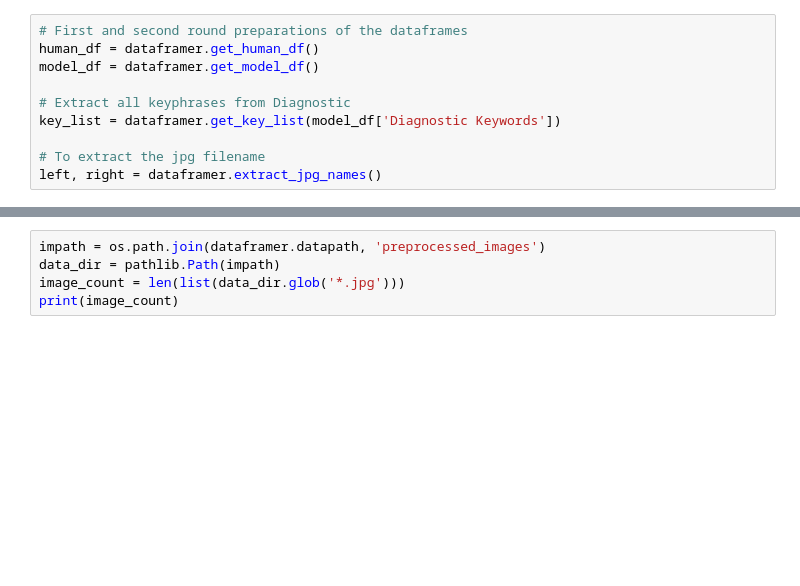
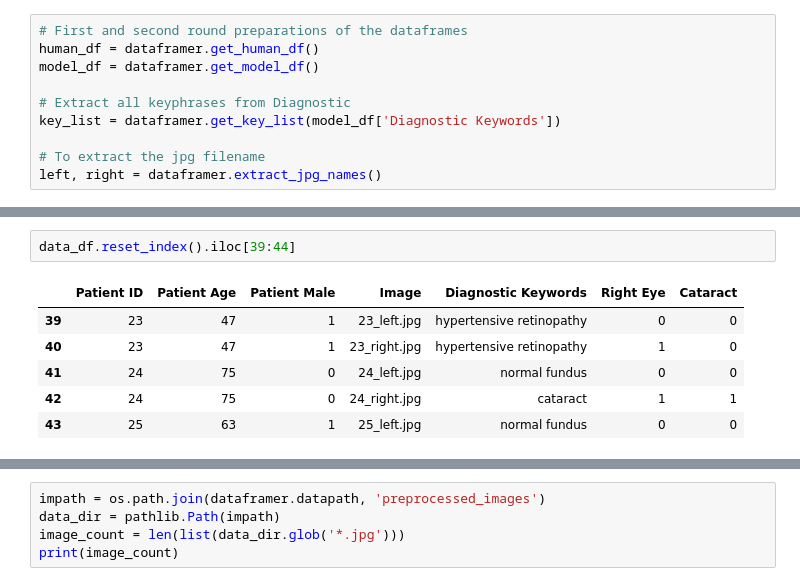
Before and after one commit to lorcanob/OcuPath, a Jupyter notebook: notebooks/ODR_EDA.ipynb, the cells around one changed output, grey strips where cells are left out. Cells and saved outputs as stored; diff of their text form; blank space fills up the shorter version.

```diff
--- a/notebooks/ODR_EDA.ipynb
+++ b/notebooks/ODR_EDA.ipynb
@@ -61,0 +140,9 @@ import pathlib
+# %%
+data_df.reset_index().iloc[39:44]
+# %% [output]
+|  | Patient ID | Patient Age | Patient Male | Image | Diagnostic Keywords | Right Eye | Cataract |
+| 39 | 23 | 47 | 1 | 23_left.jpg | hypertensive retinopathy | 0 | 0 |
+| 40 | 23 | 47 | 1 | 23_right.jpg | hypertensive retinopathy | 1 | 0 |
+| 41 | 24 | 75 | 0 | 24_left.jpg | normal fundus | 0 | 0 |
+| 42 | 24 | 75 | 0 | 24_right.jpg | cataract | 1 | 1 |
+| 43 | 25 | 63 | 1 | 25_left.jpg | normal fundus | 0 | 0 |
```
Also changed, not shown: parts of 19 cells of this notebook, 1 other file.
